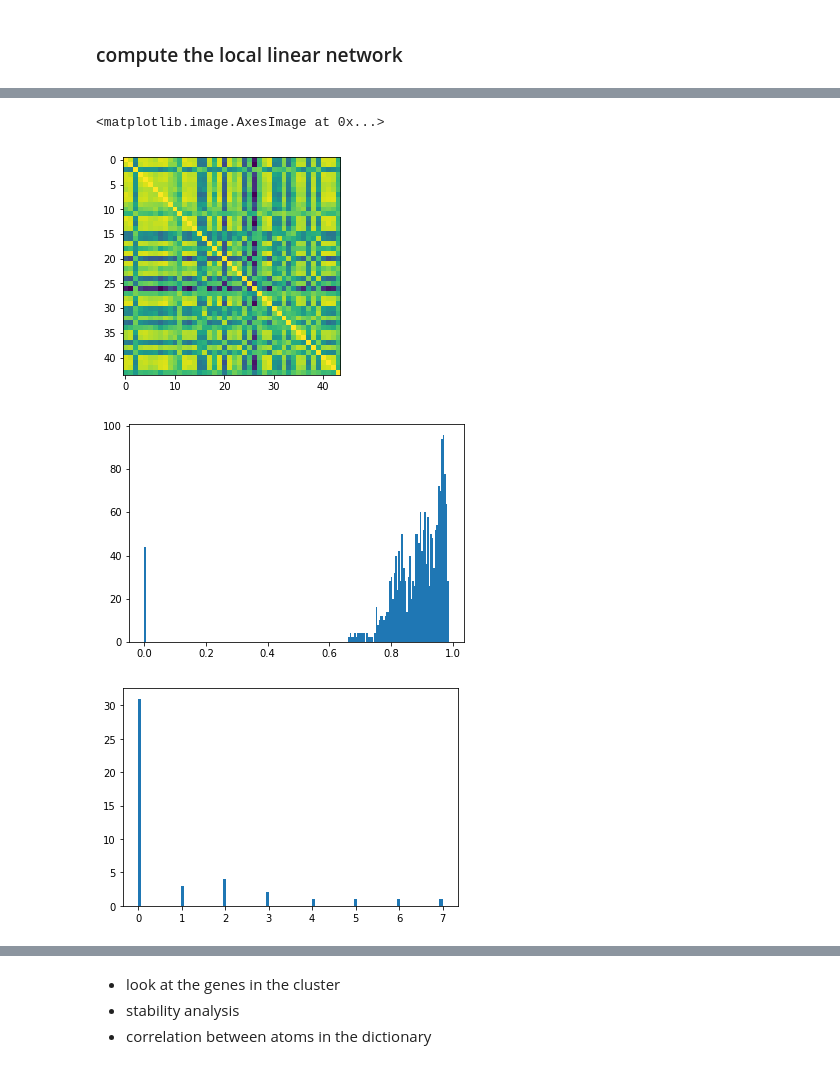
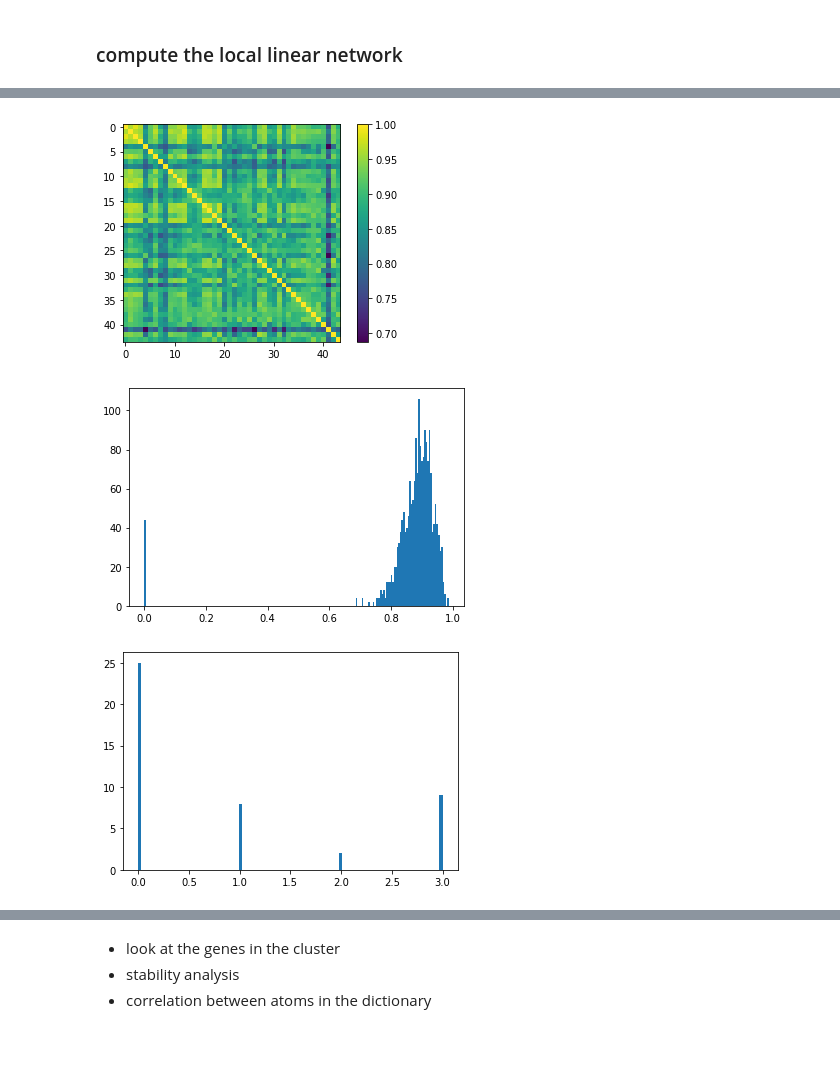
Before and after one commit to shifwang/allen_institute_collaboration, a Jupyter notebook: exploration/local_linear_network.ipynb, the cells around one changed output, grey strips where cells are left out. Saved outputs shown, nothing was run; the diff lists cells and outputs as text; code cells hidden in the pictures.

```diff
--- a/exploration/local_linear_network.ipynb
+++ b/exploration/local_linear_network.ipynb
@@ -77,10 +77,26 @@ for i in range(18):
 ... (6 outputs left out)
 # %% [markdown]
 ### compute the local linear network
+# %%
+def filter_genes(coefs, pps, threshold = .99):
+    large_coefs = np.max(coefs[:, pps], 1)
+    return large_coefs > np.quantile(large_coefs, threshold)
+# %%
+def weighted_correlation(A, weights):
+    '''
+    Compute the weighted correlation between columns of A using the weights.
+    '''
+    mean_A = np.sum(A * weights, 1, keepdims=True) / np.sum(weights)
+    print(mean_A.shape)
+    cov = (A - mean_A) @ (A - mean_A).T
+    corr = np.diag(np.diag(cov) ** -.5) @ cov @ np.diag(np.diag(cov)**-.5)
+    return corr
 # %%
-pps = [11]
+#pps = [16, 14, 6]
+pps = [5, 13, 12]
+#pps = [4,8,9]
 weights = np.mean(A[pps], 0)
-large_coefs = np.max(coefs[:, pps], 1)
-selected_genes = X_guess[large_coefs > np.quantile(large_coefs, .99),:]
-correlations = np.corrcoef(selected_genes * weights ** .5)
-selected_gene_names = np.array([name for gene_ind, name in sections.items()])[large_coefs > np.quantile(large_coefs, .99)]
+selected_gene_ids = filter_genes(coefs, pps)
+correlations = weighted_correlation(X_guess[selected_gene_ids,:], weights)
+#correlations = np.corrcoef(X_guess[selected_gene_ids,:] * weights ** .5)
+selected_gene_names = np.array([name for gene_ind, name in sections.items()])[selected_gene_ids]
@@ -87,13 +121,14 @@ selected_gene_names = np.array([name for gene_ind, name in sections.items()])[la
 # %%
 plt.imshow(correlations)
+plt.colorbar()
+plt.show()
 # %% [output]
-<matplotlib.image.AxesImage at 0x...>
-[figure, old version]
+[figure, new version]
 # %%
 plt.hist((correlations - np.eye(correlations.shape[0])).flatten(),200)
 plt.show()
 # %% [output]
-[figure, old version]
+[figure, new version]
 # %%
 import networkx as nx
 # %%
@@ -106,7 +141,7 @@ adj_matrix = corr_matrix > upper_bound
 plt.hist(np.sum(adj_matrix, 0),100)
 plt.show()
 # %% [output]
-[figure, old version]
+[figure, new version]
 # %%
 def show_graph_with_labels(adjacency_matrix, mylabels):
     rows, cols = np.where(adjacency_matrix == 1)
```
Also changed, not shown: parts of 4 cells of this notebook, 1 other file.
